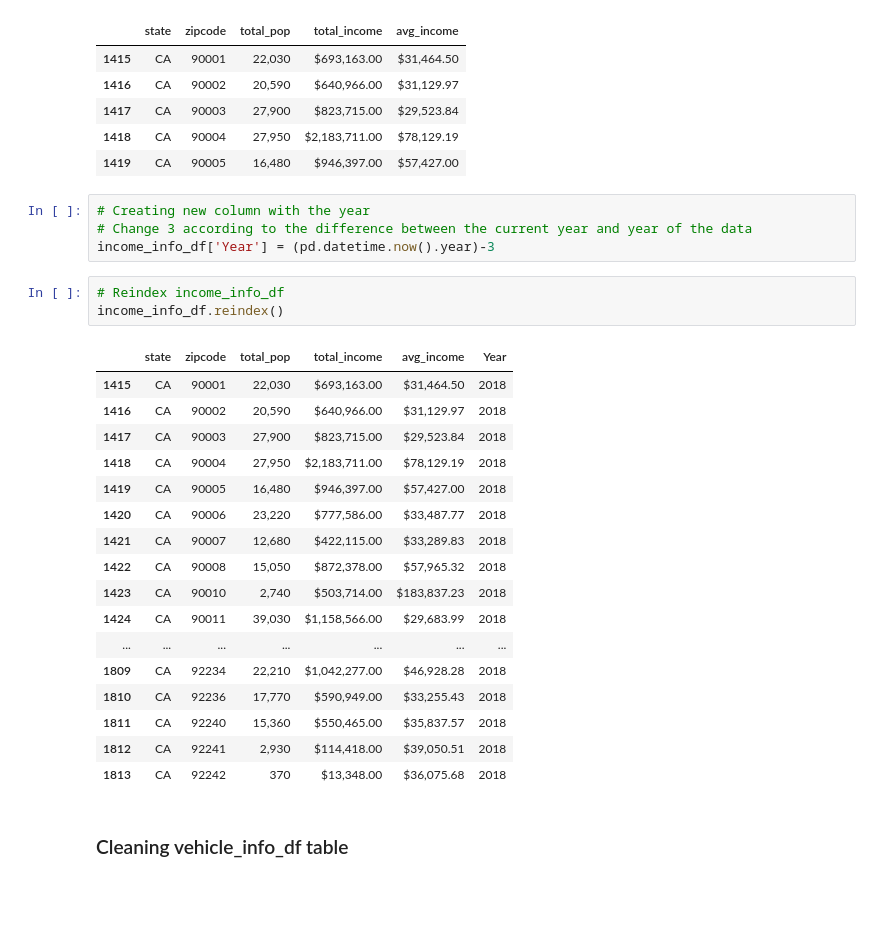
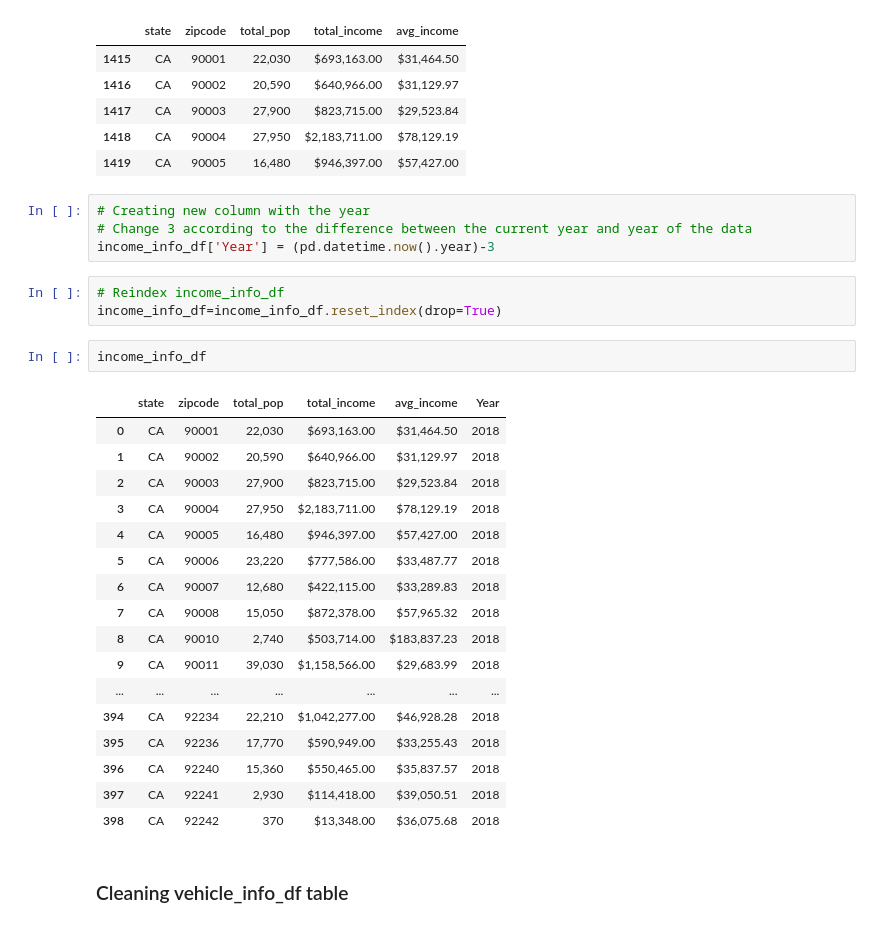
Before and after one commit to savi09/ETL_Vehicle_Income, a Jupyter notebook: ETL_Avg Income Vehicle Count .ipynb, the cells around one changed output. Saved outputs shown, nothing was run; the diff lists cells and outputs as text; blank space fills up the shorter version.

```diff
--- a/ETL_Avg Income Vehicle Count .ipynb
+++ b/ETL_Avg Income Vehicle Count .ipynb
@@ -170,30 +170,32 @@ income_info_df.head()
 | 1417 | CA | 90003 | 27,900 | $823,715.00 | $29,523.84 |
 | 1418 | CA | 90004 | 27,950 | $2,183,711.00 | $78,129.19 |
 | 1419 | CA | 90005 | 16,480 | $946,397.00 | $57,427.00 |
-# %%
-# Creating new column with the year
-# Change 3 according to the difference between the current year and year of the data
-income_info_df['Year'] = (pd.datetime.now().year)-3
-# %%
-# Reindex income_info_df
-income_info_df.reindex()
-# %% [output]
-|  | state | zipcode | total_pop | total_income | avg_income | Year |
-| 1415 | CA | 90001 | 22,030 | $693,163.00 | $31,464.50 | 2018 |
-| 1416 | CA | 90002 | 20,590 | $640,966.00 | $31,129.97 | 2018 |
-| 1417 | CA | 90003 | 27,900 | $823,715.00 | $29,523.84 | 2018 |
-| 1418 | CA | 90004 | 27,950 | $2,183,711.00 | $78,129.19 | 2018 |
-| 1419 | CA | 90005 | 16,480 | $946,397.00 | $57,427.00 | 2018 |
-| 1420 | CA | 90006 | 23,220 | $777,586.00 | $33,487.77 | 2018 |
-| 1421 | CA | 90007 | 12,680 | $422,115.00 | $33,289.83 | 2018 |
-| 1422 | CA | 90008 | 15,050 | $872,378.00 | $57,965.32 | 2018 |
-| 1423 | CA | 90010 | 2,740 | $503,714.00 | $183,837.23 | 2018 |
-| 1424 | CA | 90011 | 39,030 | $1,158,566.00 | $29,683.99 | 2018 |
-| ... | ... | ... | ... | ... | ... | ... |
-| 1809 | CA | 92234 | 22,210 | $1,042,277.00 | $46,928.28 | 2018 |
-| 1810 | CA | 92236 | 17,770 | $590,949.00 | $33,255.43 | 2018 |
-| 1811 | CA | 92240 | 15,360 | $550,465.00 | $35,837.57 | 2018 |
-| 1812 | CA | 92241 | 2,930 | $114,418.00 | $39,050.51 | 2018 |
-| 1813 | CA | 92242 | 370 | $13,348.00 | $36,075.68 | 2018 |
+# %%
+# Creating new column with the year
+# Change 3 according to the difference between the current year and year of the data
+income_info_df['Year'] = (pd.datetime.now().year)-3
+# %%
+# Reindex income_info_df
+income_info_df=income_info_df.reset_index(drop=True)
+# %%
+income_info_df
+# %% [output]
+|  | state | zipcode | total_pop | total_income | avg_income | Year |
+| 0 | CA | 90001 | 22,030 | $693,163.00 | $31,464.50 | 2018 |
+| 1 | CA | 90002 | 20,590 | $640,966.00 | $31,129.97 | 2018 |
+| 2 | CA | 90003 | 27,900 | $823,715.00 | $29,523.84 | 2018 |
+| 3 | CA | 90004 | 27,950 | $2,183,711.00 | $78,129.19 | 2018 |
+| 4 | CA | 90005 | 16,480 | $946,397.00 | $57,427.00 | 2018 |
+| 5 | CA | 90006 | 23,220 | $777,586.00 | $33,487.77 | 2018 |
+| 6 | CA | 90007 | 12,680 | $422,115.00 | $33,289.83 | 2018 |
+| 7 | CA | 90008 | 15,050 | $872,378.00 | $57,965.32 | 2018 |
+| 8 | CA | 90010 | 2,740 | $503,714.00 | $183,837.23 | 2018 |
+| 9 | CA | 90011 | 39,030 | $1,158,566.00 | $29,683.99 | 2018 |
+| ... | ... | ... | ... | ... | ... | ... |
+| 394 | CA | 92234 | 22,210 | $1,042,277.00 | $46,928.28 | 2018 |
+| 395 | CA | 92236 | 17,770 | $590,949.00 | $33,255.43 | 2018 |
+| 396 | CA | 92240 | 15,360 | $550,465.00 | $35,837.57 | 2018 |
+| 397 | CA | 92241 | 2,930 | $114,418.00 | $39,050.51 | 2018 |
+| 398 | CA | 92242 | 370 | $13,348.00 | $36,075.68 | 2018 |
 # %% [markdown]
 ### Cleaning vehicle_info_df table
```
Also changed, not shown: parts of 16 cells of this notebook.
